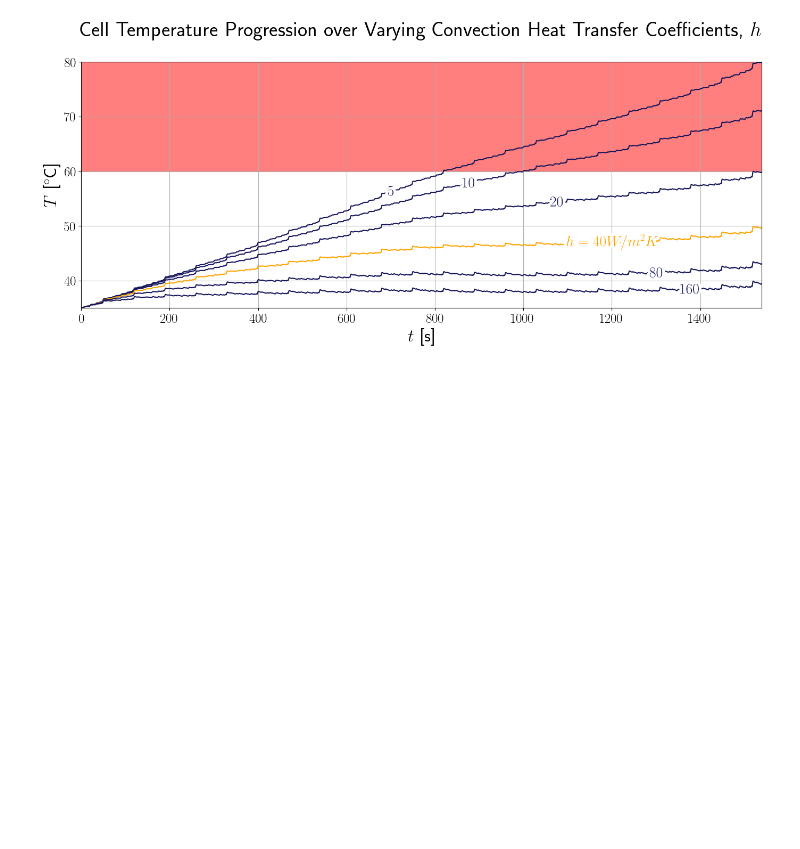
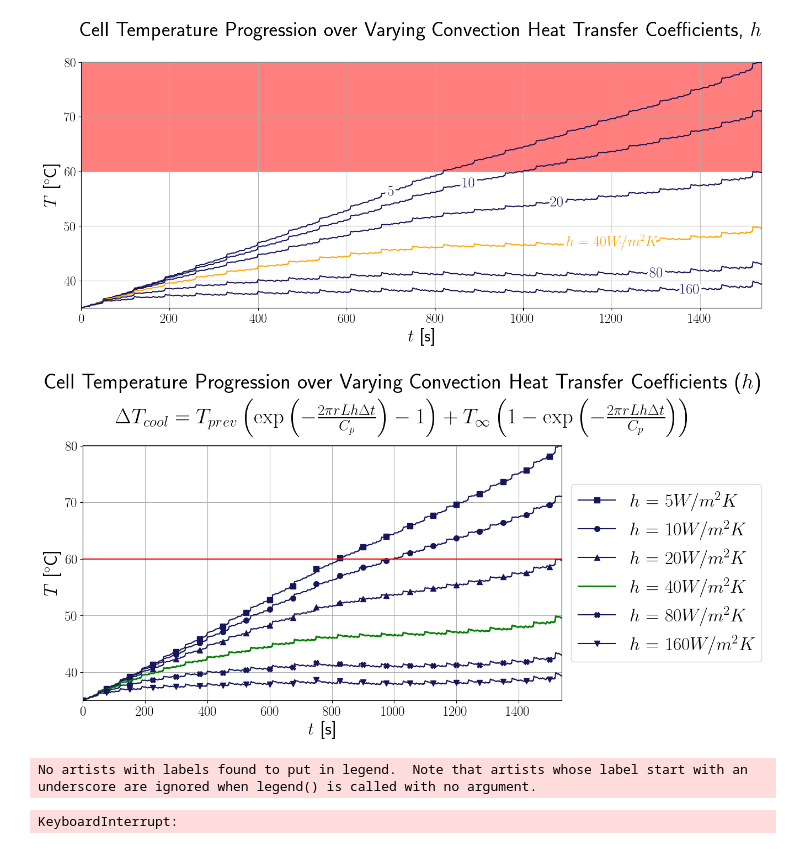
Before and after one commit to lemslemslems/cell_thermal_calculations, a Jupyter notebook: MAIN_cell_thermal_calculations.ipynb, the cells around one changed output. Drawn from its saved outputs; the diff is of its cells as text; code cells hidden in the pictures; blank space fills up the shorter version.

```diff
--- a/MAIN_cell_thermal_calculations.ipynb
+++ b/MAIN_cell_thermal_calculations.ipynb
@@ -365,0 +366,56 @@ plt.show()
+# %%
+plt.rcParams['text.usetex'] = True
+fig, ax = plt.subplots(figsize=(11.2,6))
+
+# plot original temp variation (natural cooling)
+ax.set_title(f"Cell Temperature Progression over Varying Convection Heat Transfer Coefficients ($h$)\n{eq}",
+             fontsize = 28, weight = "bold", x = 0.67, y = 1.07)
+ax.set_xlabel("$t$ [s]", fontsize = 24)
+ax.set_ylabel("$T$ [$^{\\circ}$C]", fontsize = 24)
+ax.set_xlim(0,time[-1])
+ax.set_ylim(T_amb, np.max(temps))
+ax.tick_params(axis = 'both', which = 'major', labelsize = 18)
+ax.grid(1)
+
+colors = ["#000000", "#16165c", "#3333cc", "#f5bd41", "#ffbf56", "#ffe957"]
+colors_reversed = []
+for i in colors[::-1]:
+    colors_reversed.append(i)
+
+markers = ["s", "o", "^", " ", "X", "v"]
+
+
+# plot all tested temp variations
+for i in range(temps.shape[1]):
+    if conv_coeff_test[i] == 40:
+        plt.plot(data[:,1], temps[:,i], color = "g", linewidth = 2)
+    else:
+        plt.plot(data[:,1], temps[:,i], marker = markers[i], color = "#16165c",
+                 markevery = 1500, markersize = 7)
+
+# legend placement
+legends = [f"$h$ = ${i}W/m^{2}K$" for i in conv_coeff_test]
+ax.legend(legends, bbox_to_anchor = [1,0.5], loc = "center left", fontsize = 24)
+
+# put a warning region
+ax.hlines(60,0,time[-1], color = "red", linewidth = 1.5)
+plt.show()
+# %% [output]
+[figure, added]
+# %%
+import matplotlib.pyplot as plt
+
+# Create a subplot grid with 1 row and 2 columns
+fig, ax = plt.subplots(1, 2, gridspec_kw={'width_ratios': [4, 1]})
+
+# Plot your data on the first subplot
+ax[0].plot([1, 2, 3, 4], [1, 4, 9, 16], label='Data')
+ax[0].set_title('Centered Title')
+
+# Place the legends on the second subplot
+ax[1].legend(loc='center', bbox_to_anchor=(0.5, 0.5))
+
+plt.show()
+# %% [output]
+No artists with labels found to put in legend.  Note that artists whose label start with an underscore are ignored when legend() is called with no argument.
+KeyboardInterrupt:
```
Also changed, not shown: parts of 3 cells of this notebook.
